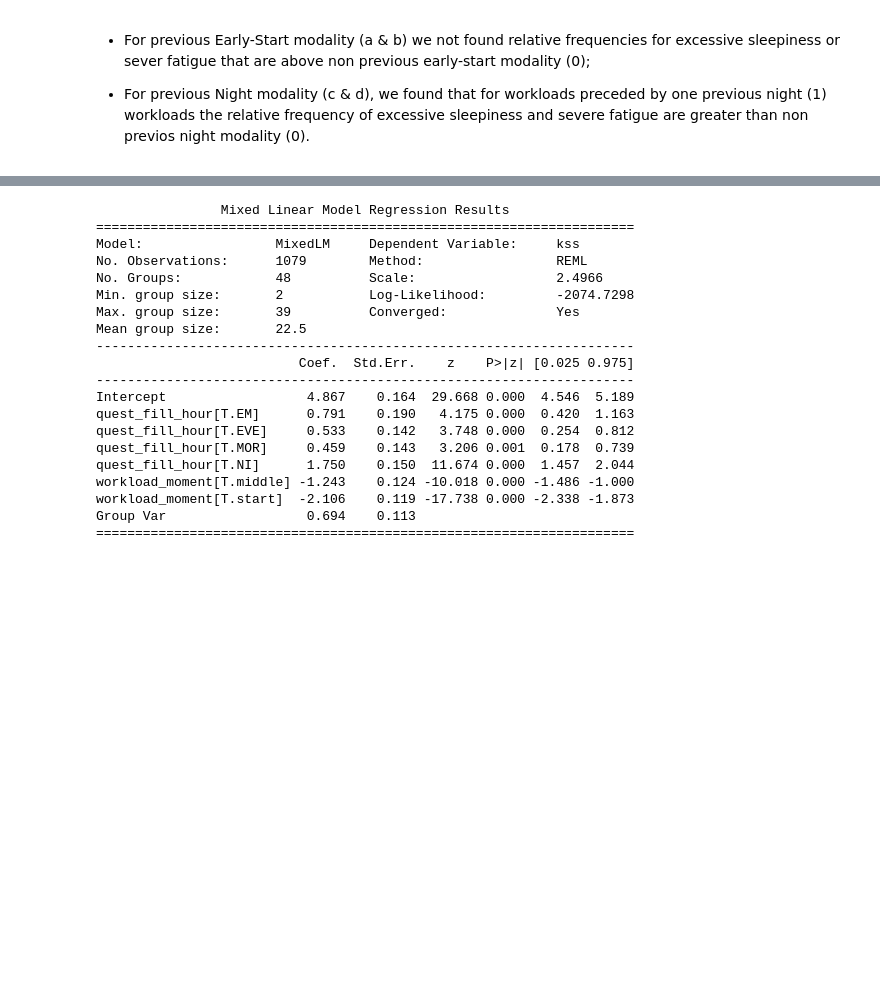
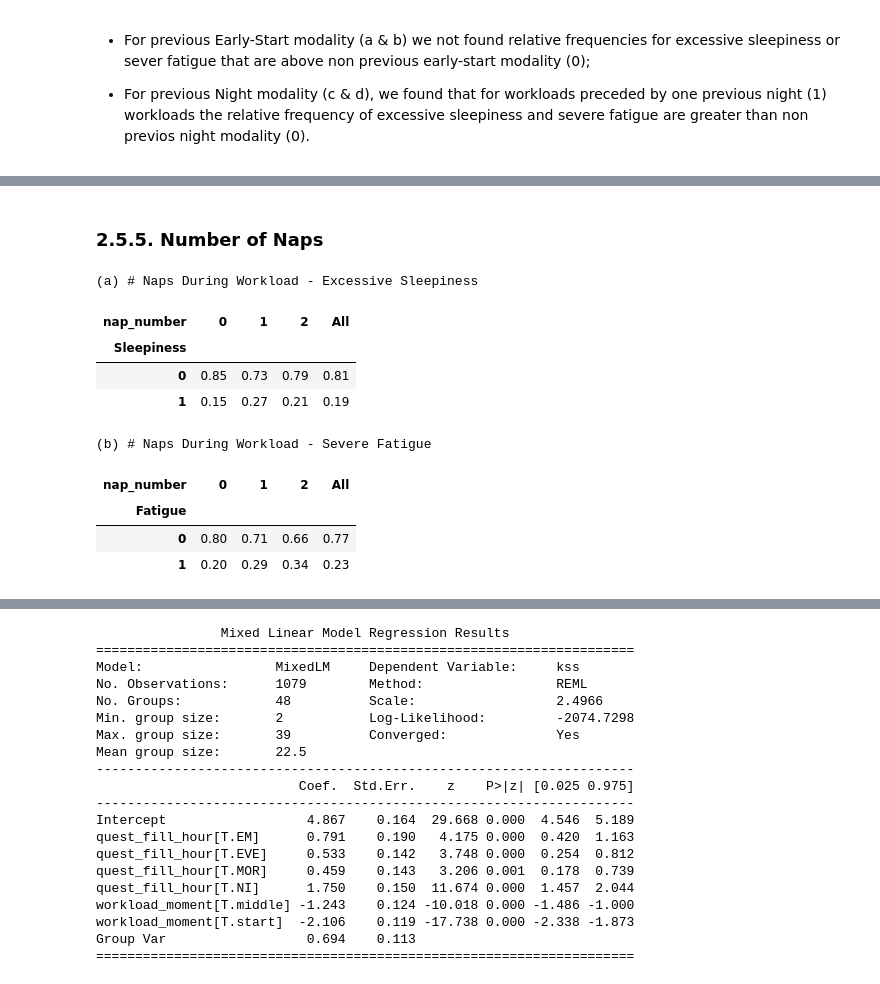
Before and after one commit to jlpscampos/Perception-of-Excessive-Sleepiness-and-Severe-Fatigue-in-Civil-Aviation-Pilots, a Jupyter notebook: EDA.ipynb, the cells around one changed output, grey strips where cells are left out. Saved outputs shown, nothing was run; the diff lists cells and outputs as text; code cells hidden in the pictures; blank space fills up the shorter version.

```diff
--- a/EDA.ipynb
+++ b/EDA.ipynb
@@ -249,0 +266,23 @@ print(''); print('')
+# %% [markdown]
+### 2.5.5. Number of Naps
+# %%
+x1 = pd.crosstab(working_df['kssd'], working_df['nap_number'], rownames=['Sleepiness'],
+                 colnames=['nap_number'], margins=True, normalize='columns')
+
+x2 = pd.crosstab(working_df['spsd'], working_df['nap_number'], rownames=['Fatigue'],
+                 colnames=['nap_number'], margins=True, normalize='columns')
+
+print(''); print('')
+display_side_by_side( [x1,x2], ['(a) # Naps During Workload - Excessive Sleepiness', '(b) # Naps During Workload - Severe Fatigue'] )
+print(''); print('')
+# %% [output]
+(a) # Naps During Workload - Excessive Sleepiness
+| nap_number | 0 | 1 | 2 | All |
+| Sleepiness |  |  |  |  |
+| 0 | 0.85 | 0.73 | 0.79 | 0.81 |
+| 1 | 0.15 | 0.27 | 0.21 | 0.19 |
+(b) # Naps During Workload - Severe Fatigue
+| nap_number | 0 | 1 | 2 | All |
+| Fatigue |  |  |  |  |
+| 0 | 0.80 | 0.71 | 0.66 | 0.77 |
+| 1 | 0.20 | 0.29 | 0.34 | 0.23 |
```
Also changed, not shown: parts of 8 cells of this notebook.
